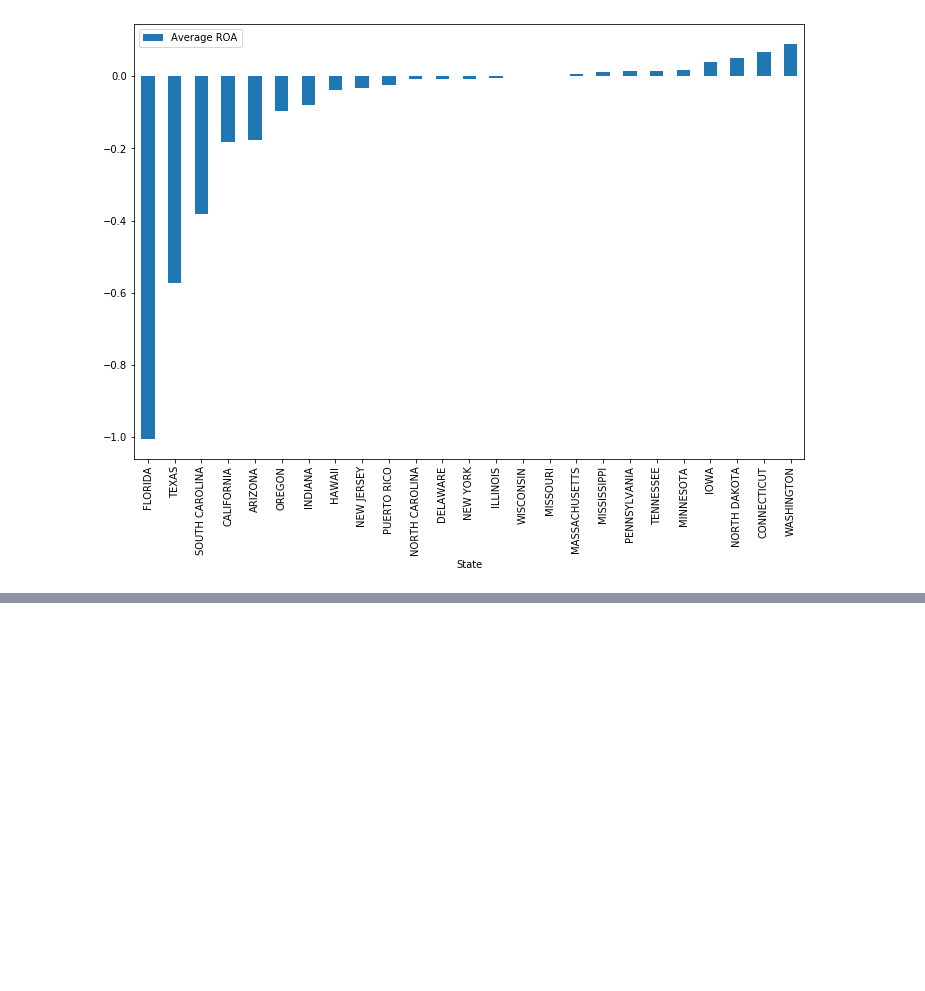
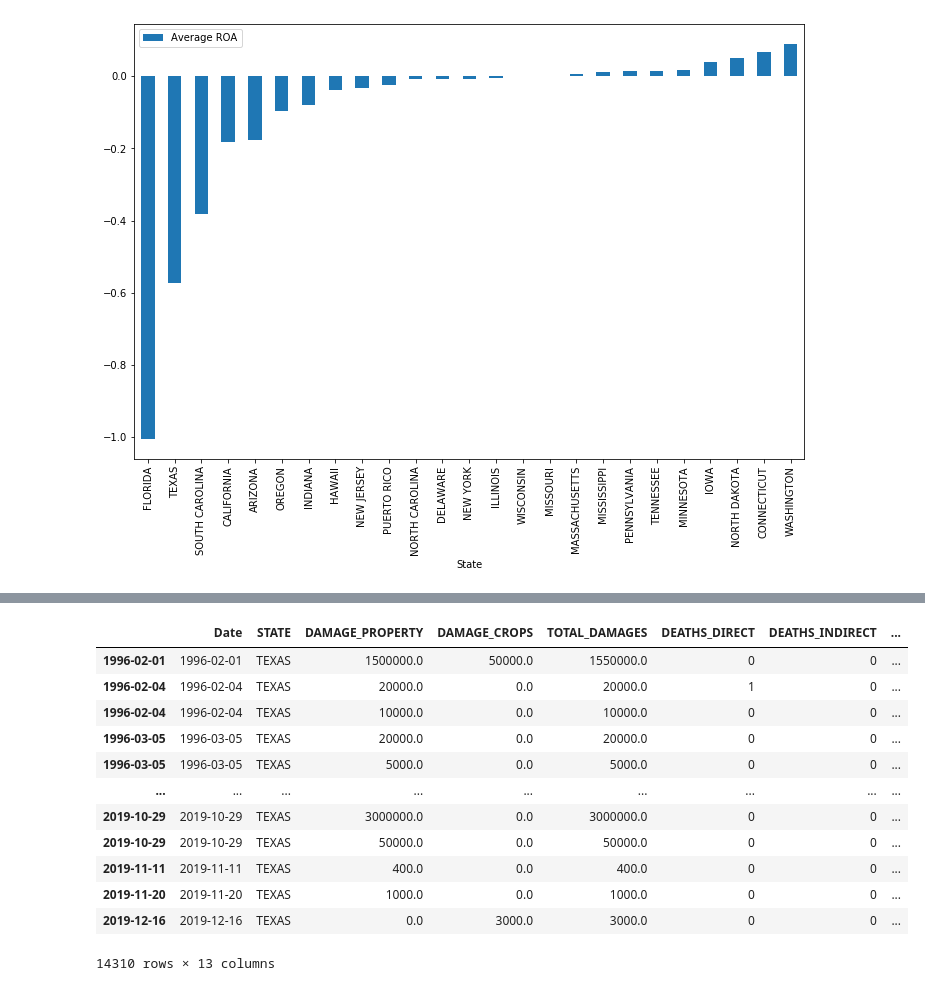
Before and after one commit to allanbellahsene/THESIS, a Jupyter notebook: CODE/Performance&ClimateRisks.ipynb, the cells around one changed output, grey strips where cells are left out. Cells and saved outputs as stored; diff of their text form; code cells hidden in the pictures; blank space fills up the shorter version.

```diff
--- a/CODE/Performance&ClimateRisks.ipynb
+++ b/CODE/Performance&ClimateRisks.ipynb
@@ -23,8 +23,8 @@ def replace_string(data, column):
 # %%
 %%time
 storm_events = []
-#init_path = '/Users/allanbellahsene/Desktop/THESIS/DATA/NCFEI/StormEvents_' #Mac_OS path
-init_path = 'C:\\Users\\abellahsene\\Desktop\\THESIS\\DATA\\NCFEI\\StormEvents_' #Windows path
+init_path = '/Users/allanbellahsene/Desktop/THESIS/DATA/NCFEI/StormEvents_' #Mac_OS path
+#init_path = 'C:\\Users\\abellahsene\\Desktop\\THESIS\\DATA\\NCFEI\\StormEvents_' #Windows path
 for years in list(np.arange(1962,2020)):
     path = init_path + str(years) + '.csv'
     storm_data = pd.read_csv(path, usecols=['BEGIN_DAY', 'MONTH_NAME', 'YEAR', 'STATE', 'DAMAGE_PROPERTY', 'DAMAGE_CROPS', 'EVENT_TYPE', 'EPISODE_ID', 'EVENT_ID', 'DEATHS_DIRECT', 'DEATHS_INDIRECT'])
@@ -713,0 +714,17 @@ mask1 =
+# %%
+df = STORMS.loc[STORMS.STATE=='TEXAS']
+df
+# %% [output]
+|  | Date | STATE | DAMAGE_PROPERTY | DAMAGE_CROPS | TOTAL_DAMAGES | DEATHS_DIRECT | DEATHS_INDIRECT | ... |
+| 1996-02-01 | 1996-02-01 | TEXAS | 1500000.0 | 50000.0 | 1550000.0 | 0 | 0 | ... |
+| 1996-02-04 | 1996-02-04 | TEXAS | 20000.0 | 0.0 | 20000.0 | 1 | 0 | ... |
+| 1996-02-04 | 1996-02-04 | TEXAS | 10000.0 | 0.0 | 10000.0 | 0 | 0 | ... |
+| 1996-03-05 | 1996-03-05 | TEXAS | 20000.0 | 0.0 | 20000.0 | 0 | 0 | ... |
+| 1996-03-05 | 1996-03-05 | TEXAS | 5000.0 | 0.0 | 5000.0 | 0 | 0 | ... |
+| ... | ... | ... | ... | ... | ... | ... | ... | ... |
+| 2019-10-29 | 2019-10-29 | TEXAS | 3000000.0 | 0.0 | 3000000.0 | 0 | 0 | ... |
+| 2019-10-29 | 2019-10-29 | TEXAS | 50000.0 | 0.0 | 50000.0 | 0 | 0 | ... |
+| 2019-11-11 | 2019-11-11 | TEXAS | 400.0 | 0.0 | 400.0 | 0 | 0 | ... |
+| 2019-11-20 | 2019-11-20 | TEXAS | 1000.0 | 0.0 | 1000.0 | 0 | 0 | ... |
+| 2019-12-16 | 2019-12-16 | TEXAS | 0.0 | 3000.0 | 3000.0 | 0 | 0 | ... |
+14310 rows × 13 columns
```
Also changed, not shown: parts of 45 cells of this notebook.
